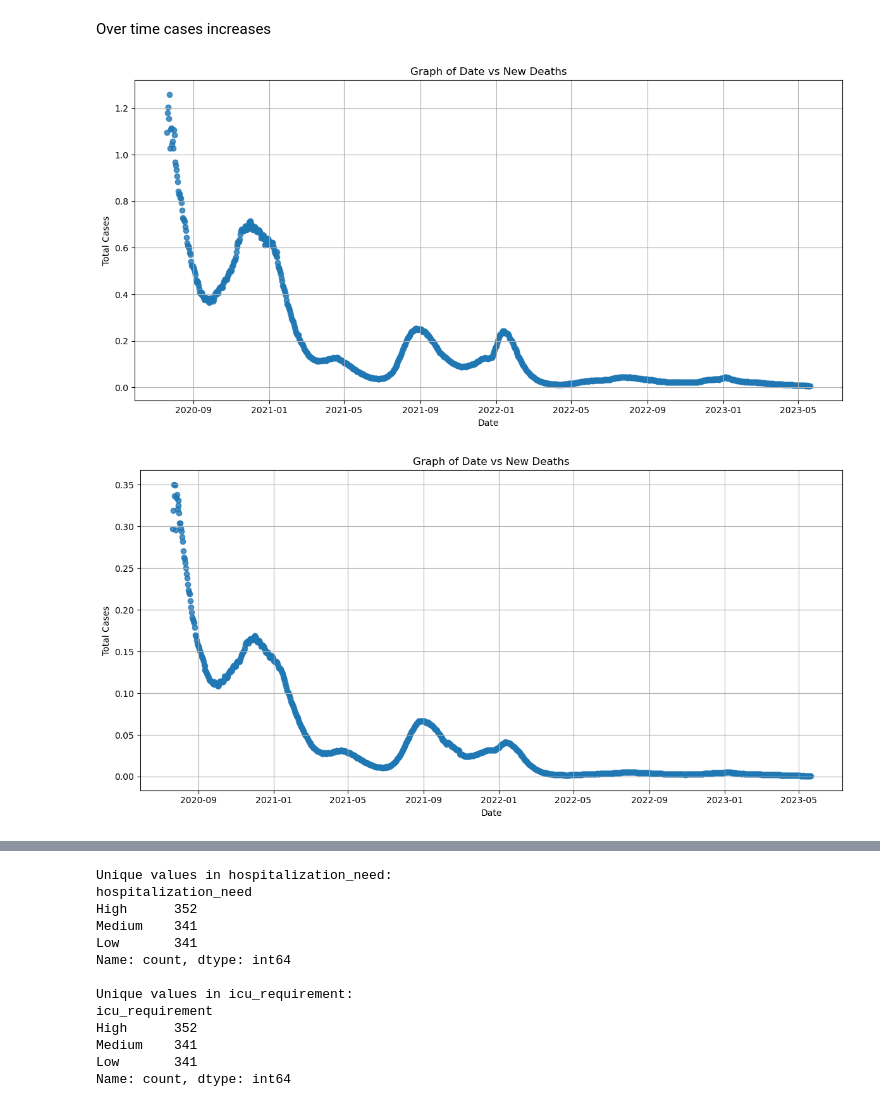
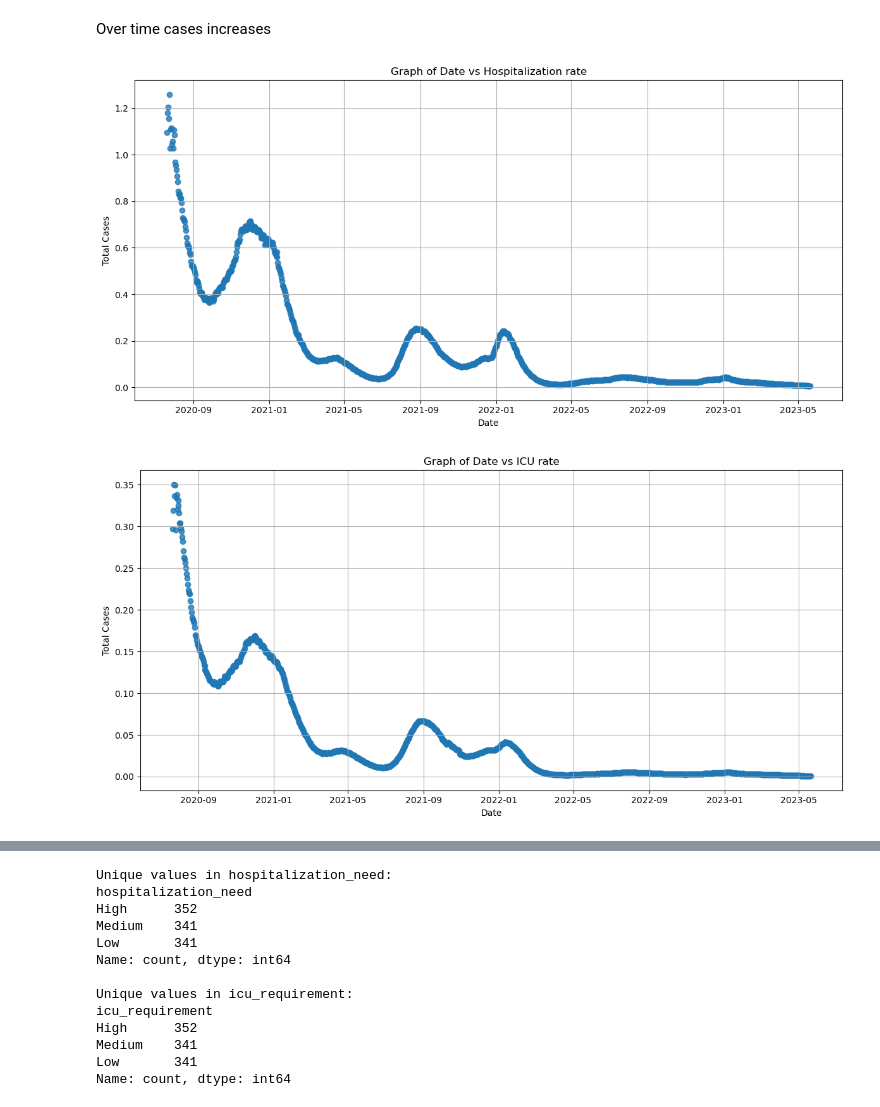
Before and after one commit to NomyNom/cosc3337_data_project, a Jupyter notebook: eda.ipynb, the cells around one changed output, grey strips where cells are left out. Cells and saved outputs as stored; diff of their text form; code cells hidden in the pictures.

```diff
--- a/eda.ipynb
+++ b/eda.ipynb
@@ -141,26 +141,26 @@ Over time cases increases
 # %%
 # Plot the graph of date vs hospitalization_rate
 plt.figure(figsize=(12, 6))
 plt.scatter(covid_data['date'], covid_data['hospitalization_rate'], marker='o', linestyle='-', alpha=0.8)
-plt.title('Graph of Date vs New Deaths')
+plt.title('Graph of Date vs Hospitalization rate')
 plt.xlabel('Date')
 plt.ylabel('Total Cases')
 plt.grid(True)
 plt.tight_layout()
 plt.show()
 
 # Plot the graph of date vs icu_rate
 plt.figure(figsize=(12, 6))
 plt.scatter(covid_data['date'], covid_data['icu_rate'], marker='o', linestyle='-', alpha=0.8)
-plt.title('Graph of Date vs New Deaths')
+plt.title('Graph of Date vs ICU rate')
 plt.xlabel('Date')
 plt.ylabel('Total Cases')
 plt.grid(True)
 plt.tight_layout()
 plt.show()
 # %% [output]
-[figure, old version]
+[figure, new version]
-[figure, old version]
+[figure, new version]
 # %%
 
 # Plot the graph of hospitalization_rate vs icu_rate
```
Also changed, not shown: parts of 1 cell of this notebook.
